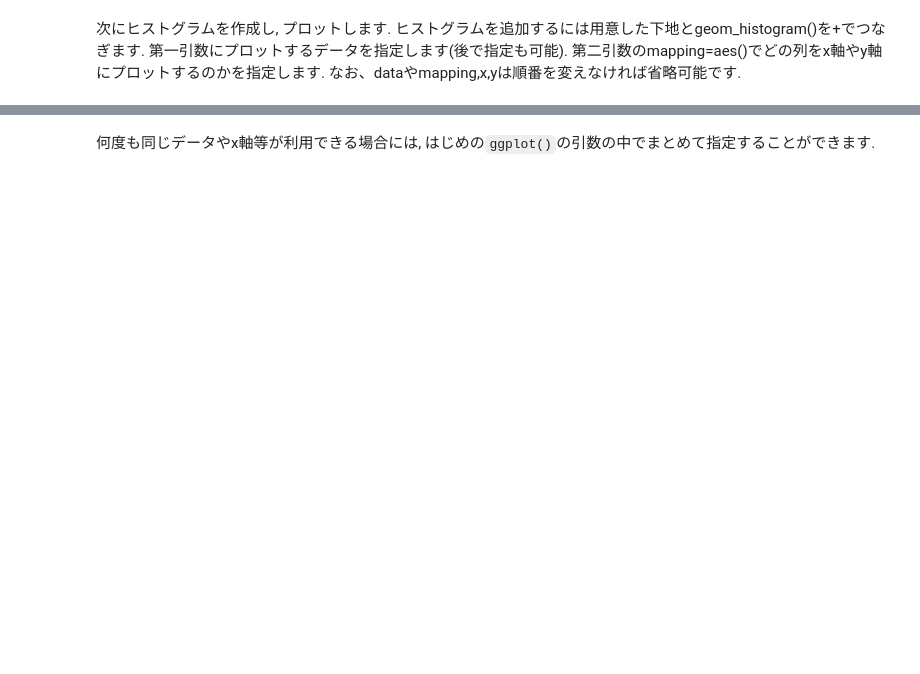
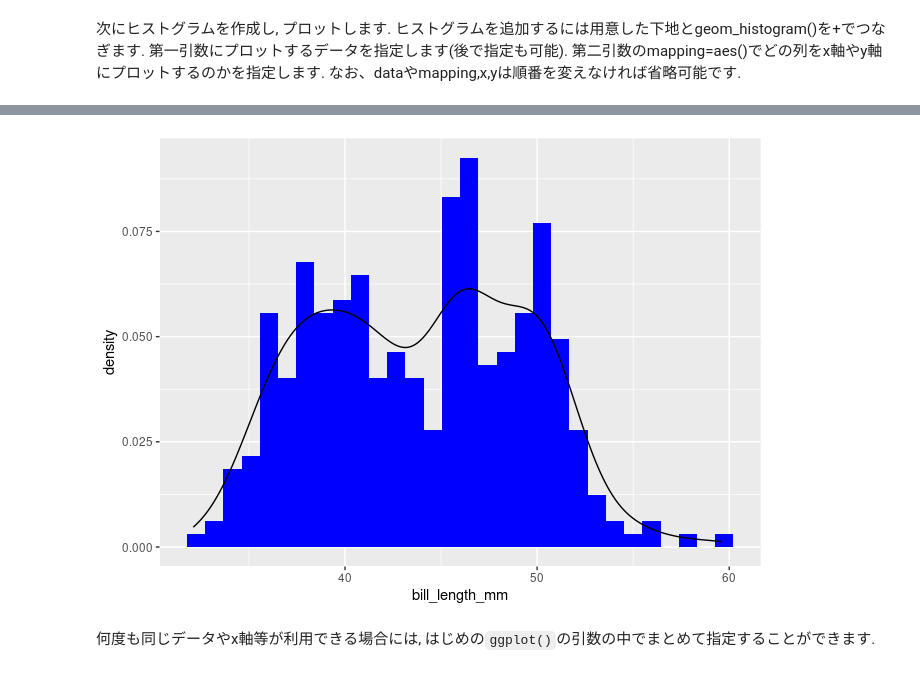
Before and after one commit to N-Yukihiro/Intro2Stats_SFC, a Jupyter notebook: Lecture-01/ggplot2.ipynb, the cells around one changed output, grey strips where cells are left out. Cells and saved outputs as stored; diff of their text form; code cells hidden in the pictures; blank space fills up the shorter version.

```diff
--- a/Lecture-01/ggplot2.ipynb
+++ b/Lecture-01/ggplot2.ipynb
@@ -32,13 +46,19 @@ y軸を割合に変更します. 7行目にfill = “blue”を追加し,
 # %%
 ggplot() +
   geom_histogram(
-    data = iris,
+    data    = penguins,
     mapping = aes(
-      x = Petal.Length,
-      y = after_stat(density)),
-    fill = "blue") +
+      x = bill_length_mm,
+      y = after_stat(density)
+    ),
+    fill    = "blue"
+  ) +
   geom_density(
-    data = iris,
+    data    = penguins,
     mapping = aes(
-      x = Petal.Length,
-      y = after_stat(density)))
+      x = bill_length_mm,
+      y = after_stat(density)
+    ),
+    alpha   = 0
+  )
+# %% [output]
@@ -45,3 +68,4 @@ ggplot() +
+[figure, added]
 # %% [markdown]
 何度も同じデータやx軸等が利用できる場合には,
 はじめの`ggplot()`の引数の中でまとめて指定することができます.
```
Also changed, not shown: parts of 10 cells of this notebook, 5 other files.
